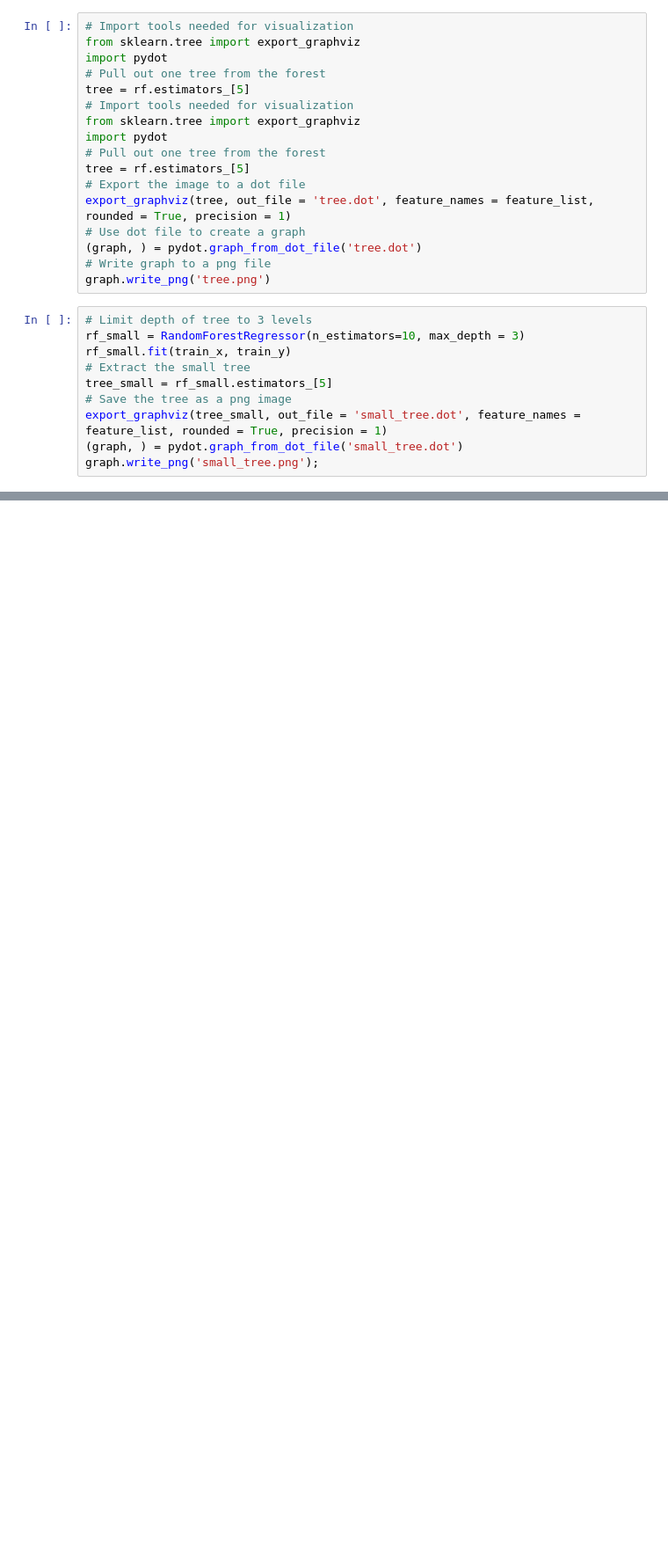
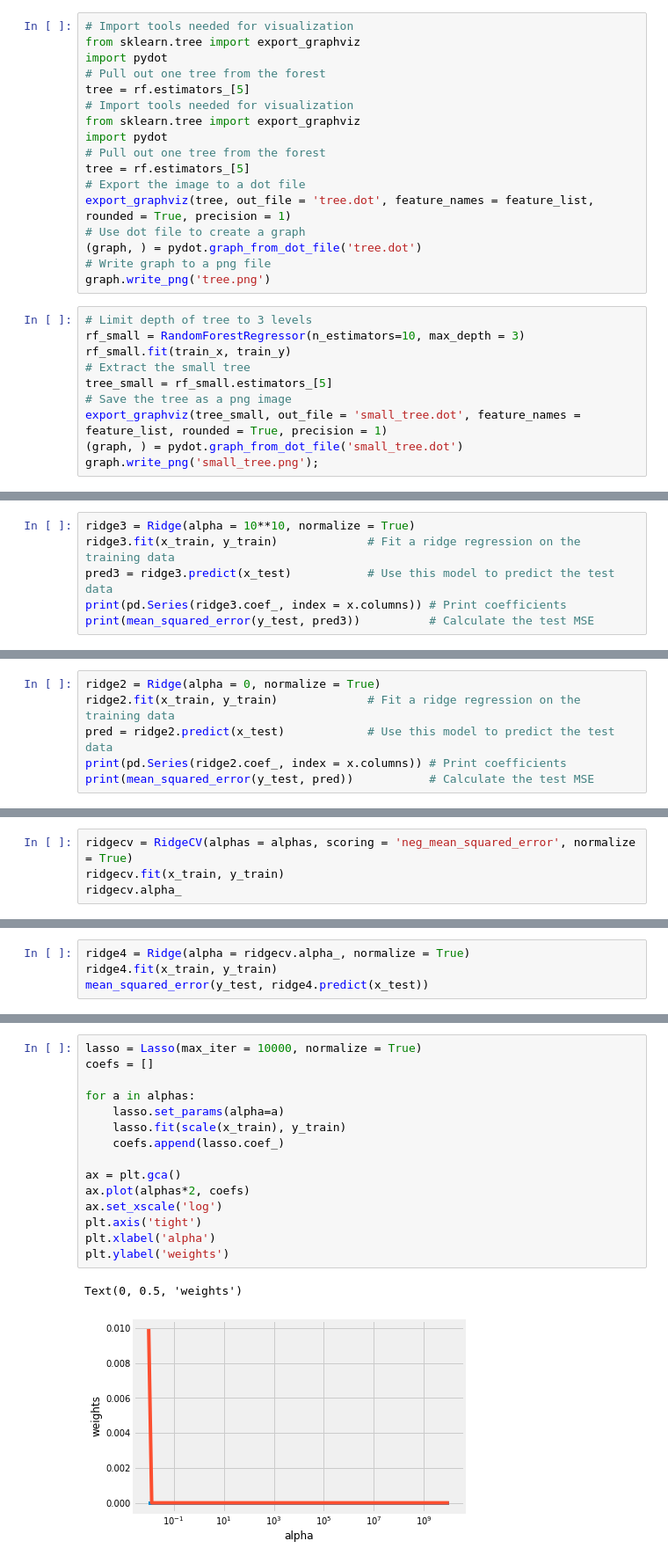
Before and after one commit to ApahSaroj/WPI, a Jupyter notebook: Supervised_Machine_Learning.ipynb, the cells around one changed output, grey strips where cells are left out. Shown: that part at 88% size. Cells and saved outputs as stored; diff of their text form; blank space fills up the shorter version.

```diff
--- a/Supervised_Machine_Learning.ipynb
+++ b/Supervised_Machine_Learning.ipynb
@@ -378,0 +498,6 @@ plt.ylabel('Importance'); plt.xlabel('Variable'); plt.title('Variable Importance
+# %%
+ridge3 = Ridge(alpha = 10**10, normalize = True)
+ridge3.fit(x_train, y_train)             # Fit a ridge regression on the training data
+pred3 = ridge3.predict(x_test)           # Use this model to predict the test data
+print(pd.Series(ridge3.coef_, index = x.columns)) # Print coefficients
+print(mean_squared_error(y_test, pred3))          # Calculate the test MSE
@@ -378,0 +521,6 @@ plt.ylabel('Importance'); plt.xlabel('Variable'); plt.title('Variable Importance
+# %%
+ridge2 = Ridge(alpha = 0, normalize = True)
+ridge2.fit(x_train, y_train)             # Fit a ridge regression on the training data
+pred = ridge2.predict(x_test)            # Use this model to predict the test data
+print(pd.Series(ridge2.coef_, index = x.columns)) # Print coefficients
+print(mean_squared_error(y_test, pred))           # Calculate the test MSE
@@ -378,0 +544,4 @@ plt.ylabel('Importance'); plt.xlabel('Variable'); plt.title('Variable Importance
+# %%
+ridgecv = RidgeCV(alphas = alphas, scoring = 'neg_mean_squared_error', normalize = True)
+ridgecv.fit(x_train, y_train)
+ridgecv.alpha_
@@ -378,0 +550,4 @@ plt.ylabel('Importance'); plt.xlabel('Variable'); plt.title('Variable Importance
+# %%
+ridge4 = Ridge(alpha = ridgecv.alpha_, normalize = True)
+ridge4.fit(x_train, y_train)
+mean_squared_error(y_test, ridge4.predict(x_test))
@@ -378,0 +580,18 @@ plt.ylabel('Importance'); plt.xlabel('Variable'); plt.title('Variable Importance
+# %%
+lasso = Lasso(max_iter = 10000, normalize = True)
+coefs = []
+
+for a in alphas:
+    lasso.set_params(alpha=a)
+    lasso.fit(scale(x_train), y_train)
+    coefs.append(lasso.coef_)
+
+ax = plt.gca()
+ax.plot(alphas*2, coefs)
+ax.set_xscale('log')
+plt.axis('tight')
+plt.xlabel('alpha')
+plt.ylabel('weights')
+# %% [output]
+Text(0, 0.5, 'weights')
+[figure, added]
```
Also changed, not shown: parts of 30 cells of this notebook.
